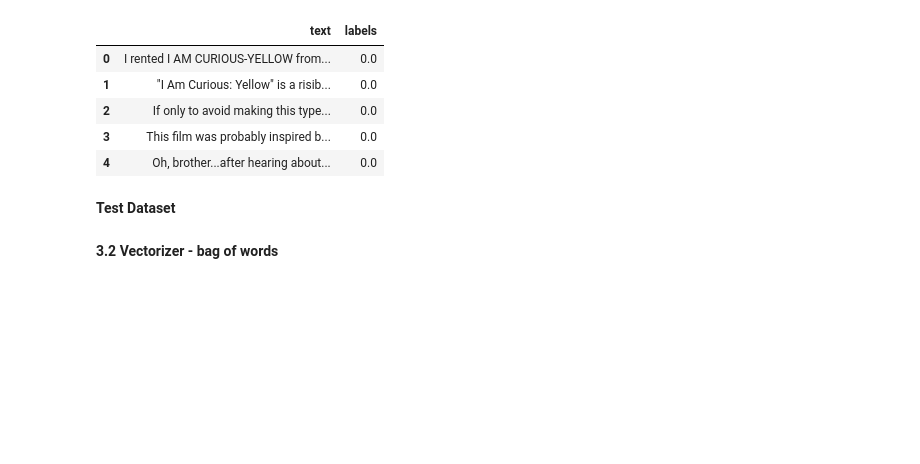
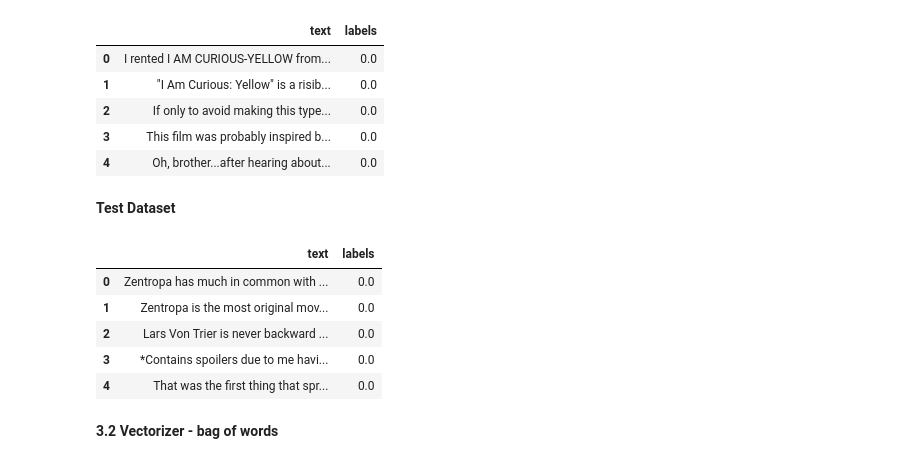
Before and after one commit to celina-velazquez/ADS-504, a Jupyter notebook: Assignment_Guide_4_.ipynb, the cells around one changed output. Saved outputs shown, nothing was run; the diff lists cells and outputs as text; code cells hidden in the pictures; blank space fills up the shorter version.

```diff
--- a/Assignment_Guide_4_.ipynb
+++ b/Assignment_Guide_4_.ipynb
@@ -276,5 +274,30 @@ training.head()
+# %%
+# Use similar strategy to create testing data
+# Running this part takes quite some time
+files_test = file_df[file_df['filename'].str.startswith(test_neg)]['filename'].tolist()
+neglist_test = []
+for file in files:
+  f = tar.extractfile(file)
+  if f is not None:
+    neglist_test.append(f.read().decode("utf-8"))
+files_test = file_df[file_df['filename'].str.startswith(test_pos)]['filename'].tolist()
+poslist_test = []
+for file in files_test:
+  f = tar.extractfile(file)
+  if f is not None:
+    poslist.append(f.read().decode("utf-8"))
+test_neg_df = pd.DataFrame(list(zip(neglist_test, np.zeros(len(neglist_test)))),columns=['text', 'labels'])
+test_pos_df = pd.DataFrame(list(zip(poslist_test, np.ones(len(poslist_test)))),columns=['text', 'labels'])
+test = pd.concat([test_neg_df, test_pos_df], ignore_index=True)
 # %%
-testing.head()
+test.head()
+# %% [output]
+|  | text | labels |
+| 0 | Zentropa has much in common with ... | 0.0 |
+| 1 | Zentropa is the most original mov... | 0.0 |
+| 2 | Lars Von Trier is never backward ... | 0.0 |
+| 3 | *Contains spoilers due to me havi... | 0.0 |
+| 4 | That was the first thing that spr... | 0.0 |
 # %% [markdown]
 **3.2 Vectorizer - bag of words**
 # %%
```
Also changed, not shown: parts of 2 cells of this notebook.
